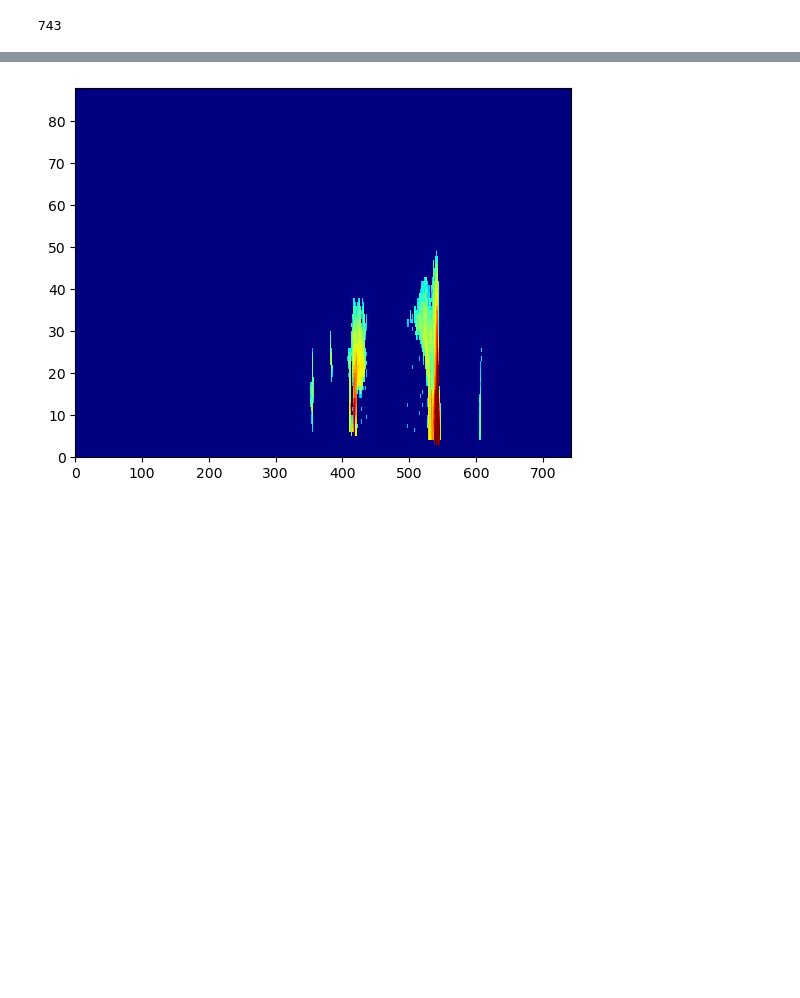
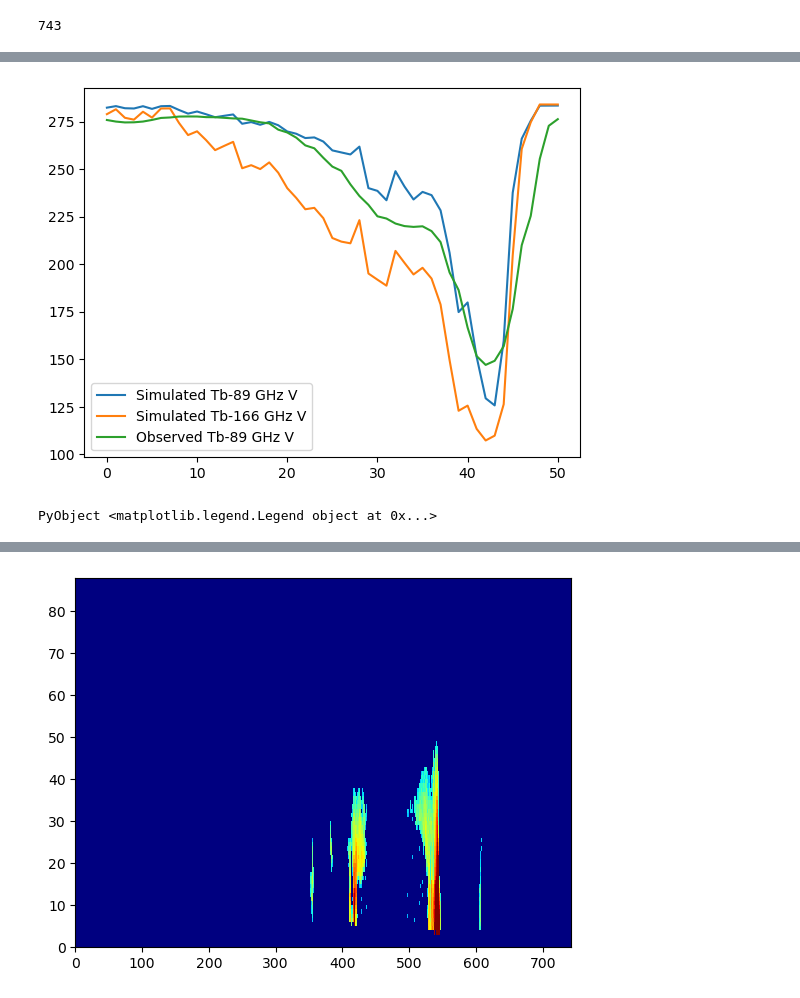
Before and after one commit to mgrecu35/juliaEddington, a Jupyter notebook: juliaSim.ipynb, the cells around one changed output, grey strips where cells are left out. Cells and saved outputs as stored; diff of their text form; code cells hidden in the pictures; blank space fills up the shorter version.

```diff
--- a/juliaSim.ipynb
+++ b/juliaSim.ipynb
@@ -10,6 +10,9 @@ PyObject <module 'python_util' from '/Users/mgrecu/NewFrameworks/eddgn_jacobian/
 #println(py_util.lookupT.dmr)
 fname="/Users/mgrecu/GPM/ORO_old/2A-CS/2B-CS-CONUS.GPM.DPRGMI.CORRA2022.20190502-S100527-E101407.029398.V07A.HDF5"
 qv,press,envNodes,airTemp,skTemp,binNodes,pwc,sfcEmiss,dm,cldw,sfcBin,zCorrected,pType,lon,lat=py_util.readCMB(fname);
+fname_GMI="/Users/mgrecu/GPM/ORO_old/2A-CS/1C-R-CS-CONUS.GPM.GMI.XCAL2016-C.20190502-S100409-E101413.029398.V07A.HDF5"
+gmi_lat, gmi_lon, gmi_tc=py_util.readGMI(fname_GMI)
+gmi_tc_resampled=py_util.resample_gmi(gmi_lat, gmi_lon, gmi_tc, lon, lat);
 # %%
 nt=size(zCorrected)[1]
 #kext_gases=np.zeros((nt,49,78,8))
@@ -182,3 +389,11 @@ end
+# %%
+plt.plot(tb2d[500:550,25,5],label="Simulated Tb-89 GHz V")
+plt.plot(tb2d[500:550,25,6],label="Simulated Tb-166 GHz V")
+plt.plot(gmi_tc_resampled[500:550,25,8],label="Observed Tb-89 GHz V")
+plt.legend()
+# %% [output]
+[figure, added]
+PyObject <matplotlib.legend.Legend object at 0x...>
 # %%
 
 find_closest(py_util.lookupT.dmr,1.5)
```
Also changed, not shown: parts of 13 cells of this notebook, 4 other files.
